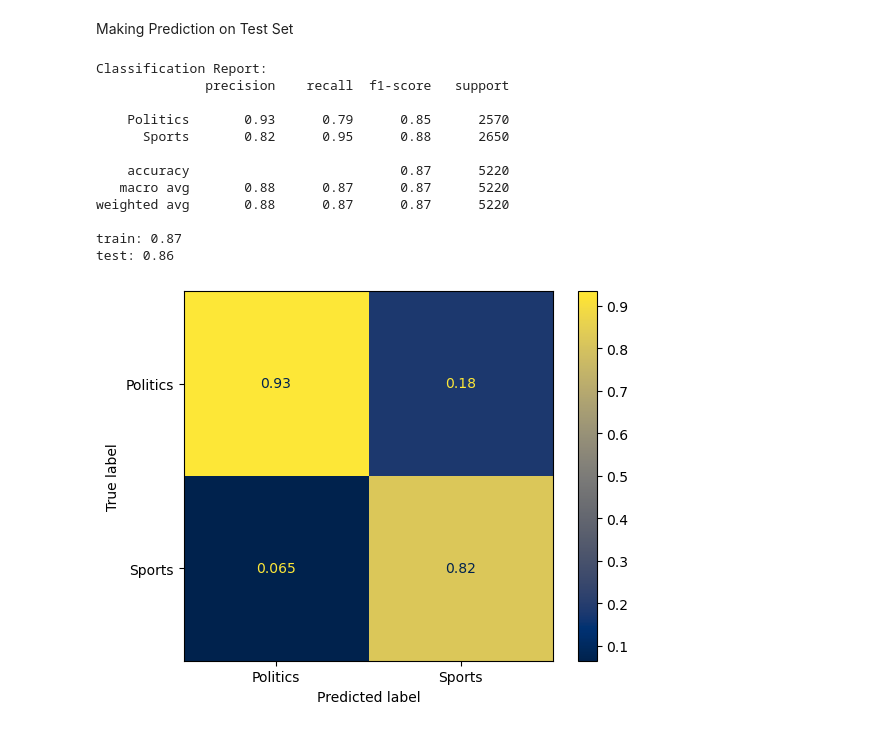
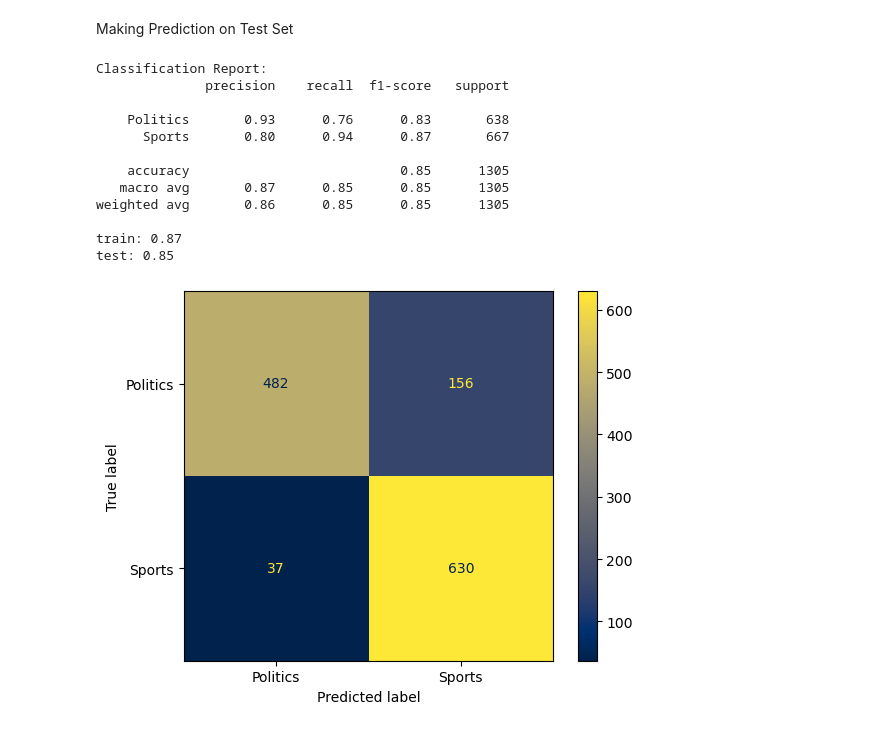
Before and after one commit to MarwanBahaoui/PGX-DS-T69, a Jupyter notebook: pipeline.ipynb, the cells around one changed output. Saved outputs shown, nothing was run; the diff lists cells and outputs as text; code cells hidden in the pictures.

```diff
--- a/pipeline.ipynb
+++ b/pipeline.ipynb
@@ -133,34 +133,34 @@ Making Prediction on Test Set
 from sklearn.metrics import classification_report, confusion_matrix, ConfusionMatrixDisplay
 from sklearn.metrics import accuracy_score
 # %%
-y_pred = model.predict(X_train)
+y_pred = model.predict(X_test)
 # %%
-print(f"Classification Report:\n{classification_report(y_train, y_pred)}")
+print(f"Classification Report:\n{classification_report(y_test, y_pred)}")
 print(f"train: {model.score(X_train, y_train):.2f}")
 print(f"test: {model.score(X_test, y_test):.2f}")
 # %% [output]
 Classification Report:
               precision    recall  f1-score   support
 
-    Politics       0.93      0.79      0.85      2570
-      Sports       0.82      0.95      0.88      2650
+    Politics       0.93      0.76      0.83       638
+      Sports       0.80      0.94      0.87       667
 
-    accuracy                           0.87      5220
-   macro avg       0.88      0.87      0.87      5220
-weighted avg       0.88      0.87      0.87      5220
+    accuracy                           0.85      1305
+   macro avg       0.87      0.85      0.85      1305
+weighted avg       0.86      0.85      0.85      1305
 
 train: 0.87
-test: 0.86
+test: 0.85
 # %%
 # Display confusion matrix
 disp= ConfusionMatrixDisplay(
-    confusion_matrix(y_train, y_pred, normalize='pred'),
+    confusion_matrix(y_test, y_pred),
     display_labels=["Politics", "Sports"]
 )
 
 custom_cmap = plt.cm.get_cmap('cividis')
 disp.plot(cmap=custom_cmap)
 
 plt.show()
 # %% [output]
-[figure, old version]
+[figure, new version]
```
Also changed, not shown: parts of 1 cell of this notebook.
